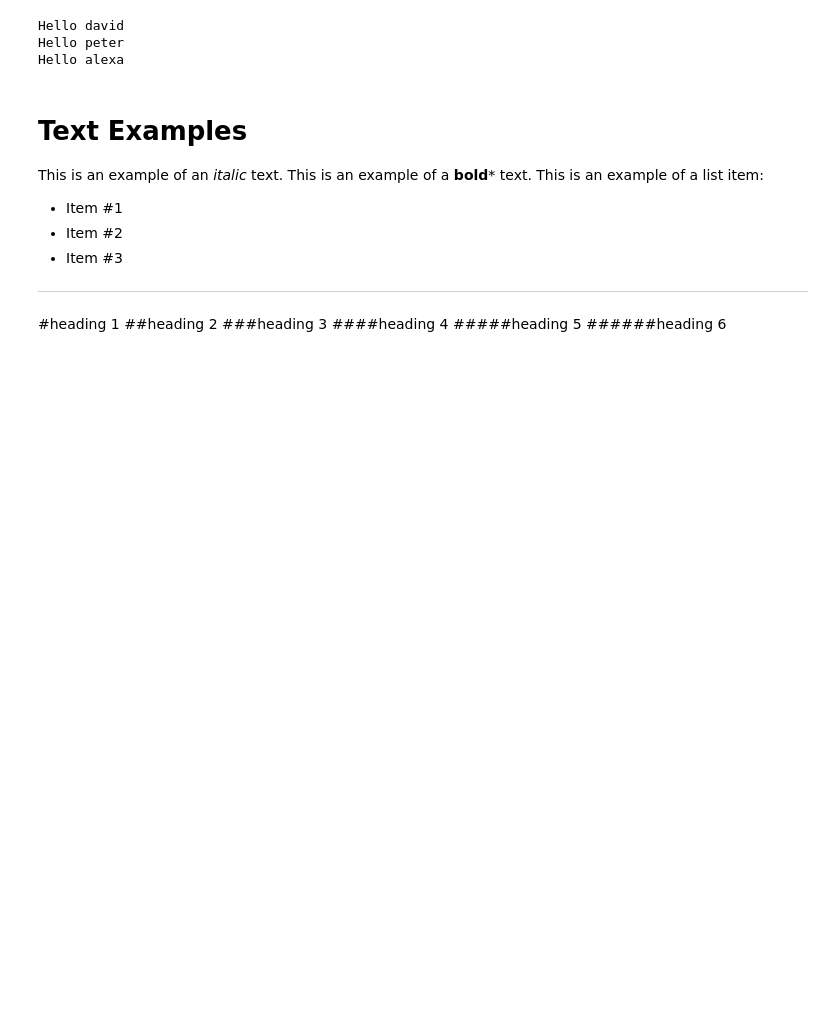
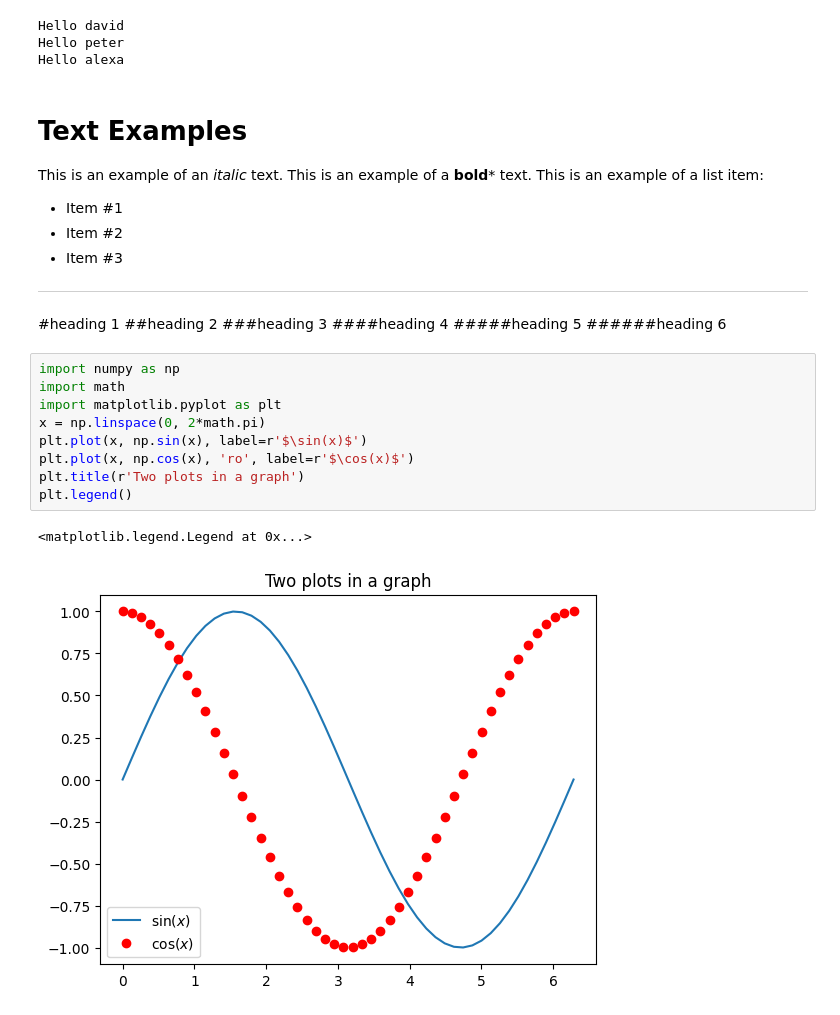
Before and after one commit to bdcbqa314159/mastering_python_for_finance, a Jupyter notebook: chapter_1/testing.ipynb, the cells around one changed output. Drawn from its saved outputs; the diff is of its cells as text; blank space fills up the shorter version.

```diff
--- a/chapter_1/testing.ipynb
+++ b/chapter_1/testing.ipynb
@@ -43,3 +43,15 @@ This is an example of a list item:
 ####heading 4
 #####heading 5
 ######heading 6
+# %%
+import numpy as np
+import math
+import matplotlib.pyplot as plt
+x = np.linspace(0, 2*math.pi)
+plt.plot(x, np.sin(x), label=r'$\sin(x)$')
+plt.plot(x, np.cos(x), 'ro', label=r'$\cos(x)$')
+plt.title(r'Two plots in a graph')
+plt.legend()
+# %% [output]
+<matplotlib.legend.Legend at 0x...>
+[figure, added]
```
Also changed, not shown: parts of 8 cells of this notebook, 1 other file.
